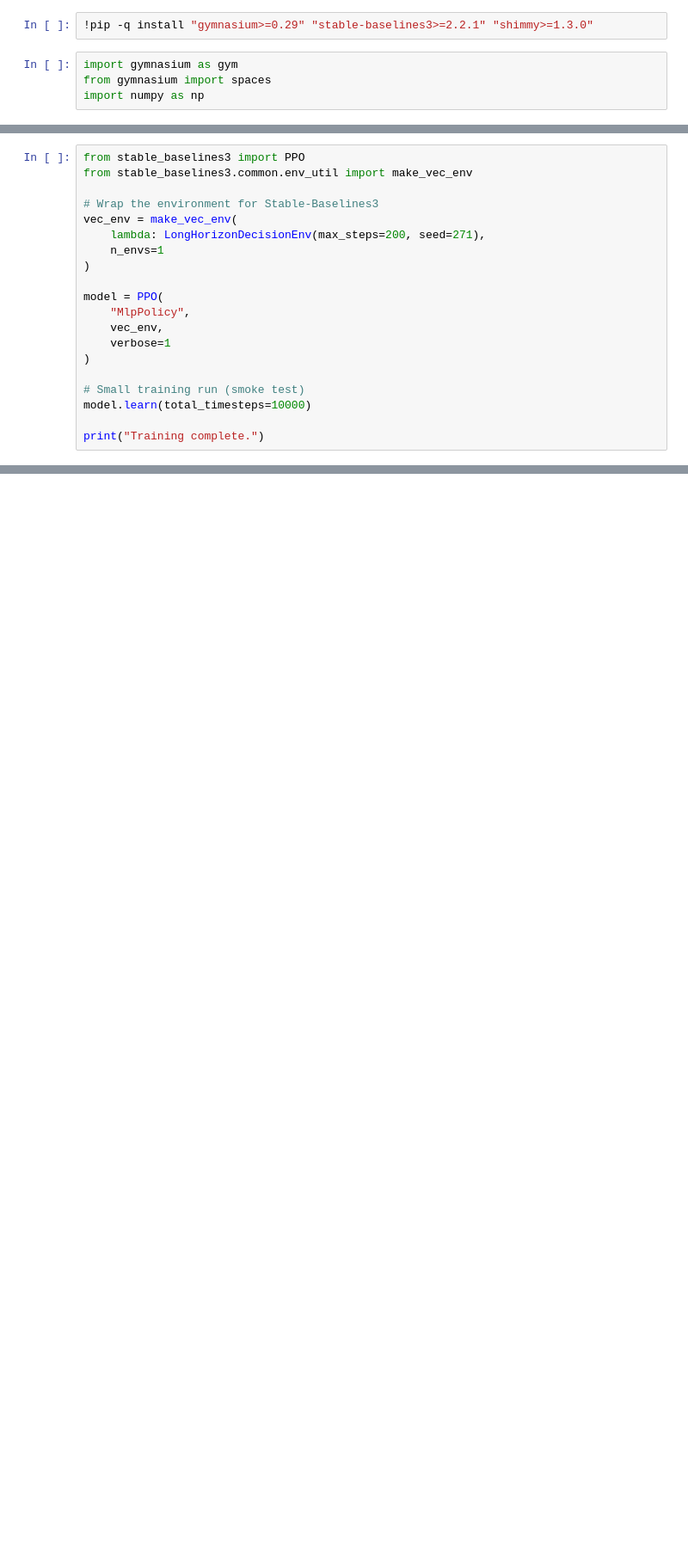
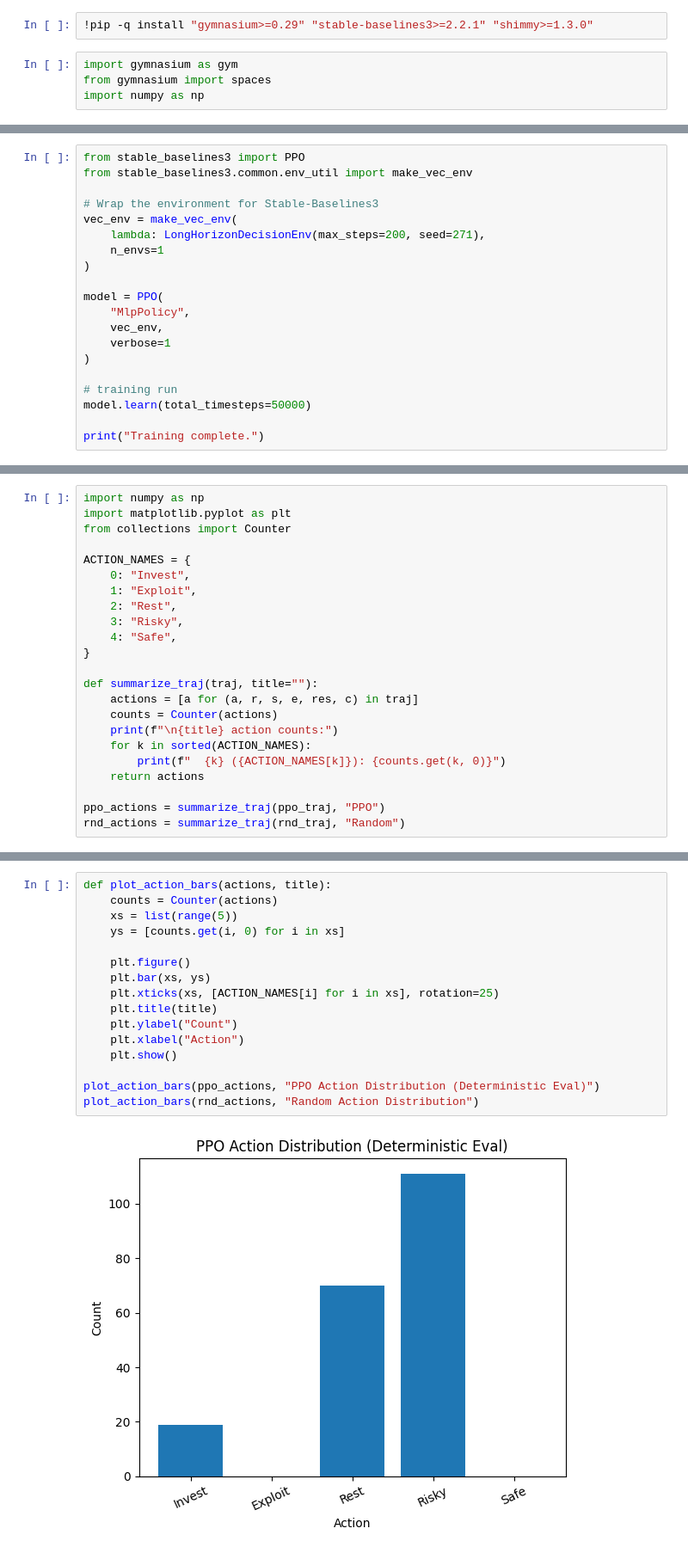
Before and after one commit to HarshithaGM01/customRLEnv, a Jupyter notebook: CustomRLEnv.ipynb, the cells around one changed output, grey strips where cells are left out. Shown at 86% size. Saved outputs shown, nothing was run; the diff lists cells and outputs as text; blank space fills up the shorter version.

Commit message:
New plots

```diff
--- a/CustomRLEnv.ipynb
+++ b/CustomRLEnv.ipynb
@@ -271,8 +271,8 @@ model = PPO(
     verbose=1
 )
 
-# Small training run (smoke test)
-model.learn(total_timesteps=10000)
+# training run
+model.learn(total_timesteps=50000)
 
 print("Training complete.")
 # %% [output]
@@ -409,0 +364,23 @@ plt.show()
+# %%
+import numpy as np
+import matplotlib.pyplot as plt
+from collections import Counter
+
+ACTION_NAMES = {
+    0: "Invest",
+    1: "Exploit",
+    2: "Rest",
+    3: "Risky",
+    4: "Safe",
+}
+
+def summarize_traj(traj, title=""):
+    actions = [a for (a, r, s, e, res, c) in traj]
+    counts = Counter(actions)
+    print(f"\n{title} action counts:")
+    for k in sorted(ACTION_NAMES):
+        print(f"  {k} ({ACTION_NAMES[k]}): {counts.get(k, 0)}")
+    return actions
+
+ppo_actions = summarize_traj(ppo_traj, "PPO")
+rnd_actions = summarize_traj(rnd_traj, "Random")
@@ -409,0 +430,18 @@ plt.show()
+# %%
+def plot_action_bars(actions, title):
+    counts = Counter(actions)
+    xs = list(range(5))
+    ys = [counts.get(i, 0) for i in xs]
+
+    plt.figure()
+    plt.bar(xs, ys)
+    plt.xticks(xs, [ACTION_NAMES[i] for i in xs], rotation=25)
+    plt.title(title)
+    plt.ylabel("Count")
+    plt.xlabel("Action")
+    plt.show()
+
+plot_action_bars(ppo_actions, "PPO Action Distribution (Deterministic Eval)")
+plot_action_bars(rnd_actions, "Random Action Distribution")
+# %% [output]
+[figure, added]
```
Also changed, not shown: parts of 25 cells of this notebook.
